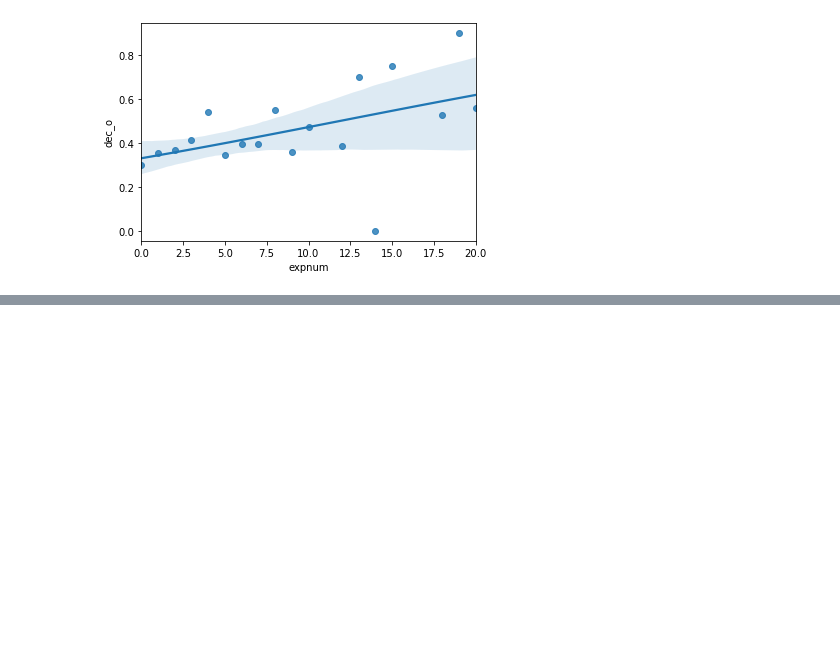
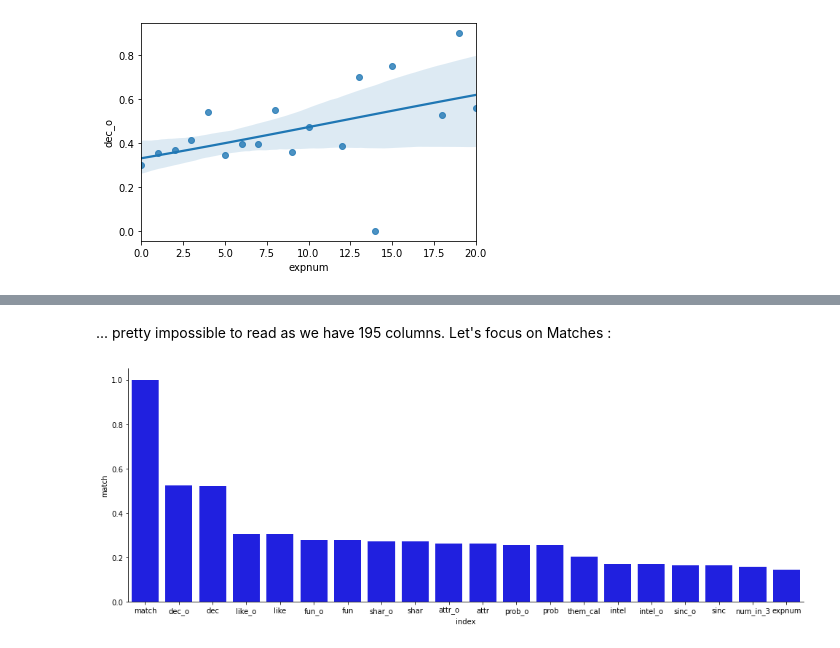
Before and after one commit to BastienRi/Jedha_project_speed_dating, a Jupyter notebook: Jedha_data_speed_dating_project.ipynb, the cells around one changed output, grey strips where cells are left out. Saved outputs shown, nothing was run; the diff lists cells and outputs as text; code cells hidden in the pictures; blank space fills up the shorter version.

```diff
--- a/Jedha_data_speed_dating_project.ipynb
+++ b/Jedha_data_speed_dating_project.ipynb
@@ -151,0 +178,7 @@ If we delete the outlier at 'expnum' = 14, we see that the regression is pretty
+# %% [markdown]
+... pretty impossible to read as we have 195 columns. Let's focus on Matches :
+# %%
+sns.catplot(x= 'index', y= 'match', data = corr['match'].sort_values(ascending = False).iloc[0:20].reset_index(), kind = 'bar', height = 5, aspect = 2.7, color = 'b')
+plt.show()
+# %% [output]
+[figure, added]
```
Also changed, not shown: parts of 38 cells of this notebook, 1 other file.
